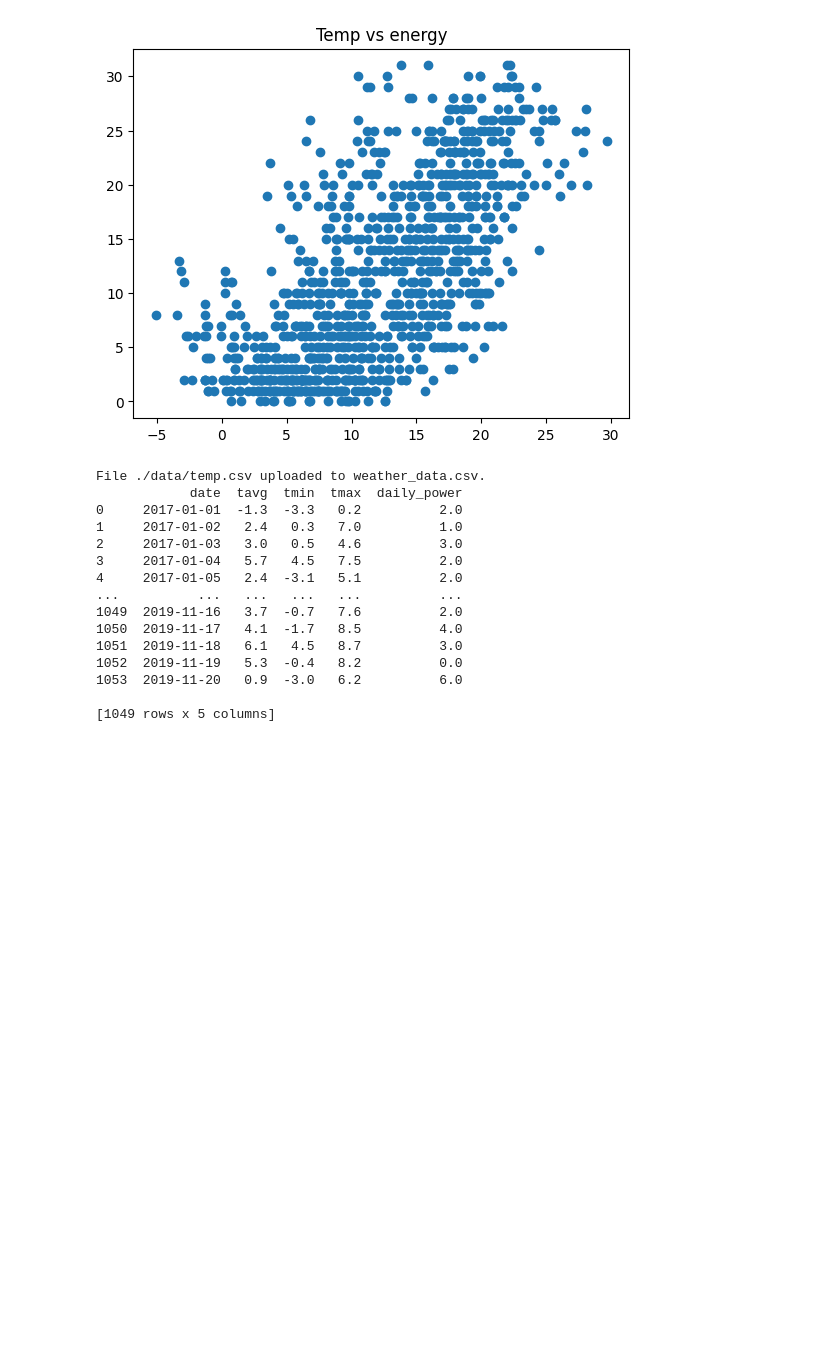
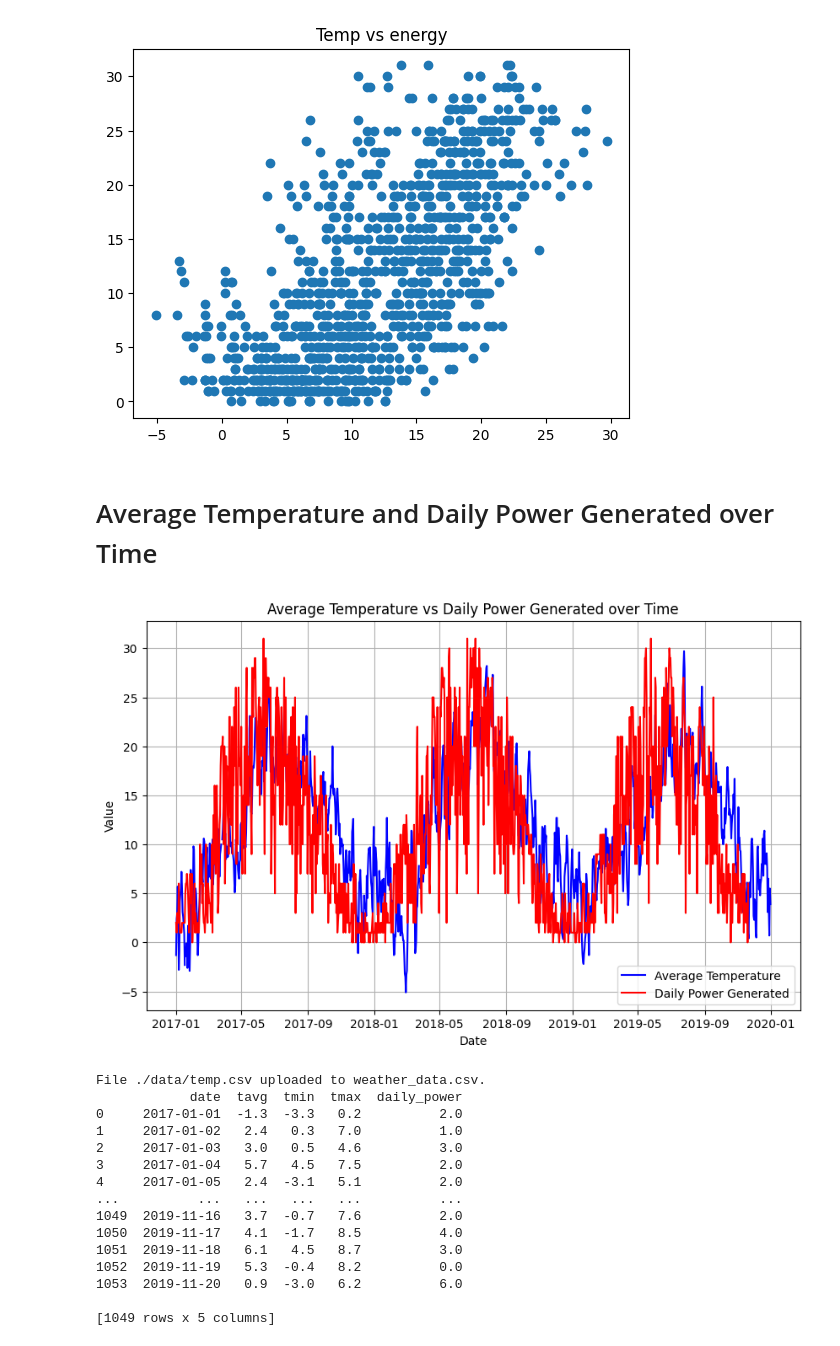
Before and after one commit to HoussemRhim/CI-CD-Automated-ML-for-Solar-power-predictions, a Jupyter notebook: Data and results.ipynb, the cells around one changed output. Drawn from its saved outputs; the diff is of its cells as text; code cells hidden in the pictures; blank space fills up the shorter version.

```diff
--- a/Data and results.ipynb
+++ b/Data and results.ipynb
@@ -196,6 +196,38 @@ plt.title('Temp vs energy')
 plt.show()
 # %% [output]
 [figure]
+# %% [markdown]
+# Average Temperature and Daily Power Generated over Time
+# %%
+import matplotlib.pyplot as plt
+import pandas as pd
+
+# Assuming 'weather_data' and 'data' are your DataFrames and they already contain 'date', 'tavg', and 'daily_power' columns
+# First, convert 'date' column to datetime format
+weather_data['date'] = pd.to_datetime(weather_data['date'])
+data['date'] = pd.to_datetime(data['date'])
+
+# Filter the data for the years 2017 to 2019
+weather_data = weather_data[(weather_data['date'].dt.year >= 2017) & (weather_data['date'].dt.year <= 2019)]
+data = data[(data['date'].dt.year >= 2017) & (data['date'].dt.year <= 2019)]
+
+# Plotting both lines on the same axes
+plt.figure(figsize=(10, 6))
+
+# Plot average temperature over time
+plt.plot(weather_data['date'], weather_data['tavg'], label='Average Temperature', color='blue')
+
+# Plot daily power generated
+plt.plot(data['date'], data['daily_power'], label='Daily Power Generated', color='red')
+
+plt.title('Average Temperature vs Daily Power Generated over Time')
+plt.xlabel('Date')
+plt.ylabel('Value')
+plt.legend()
+plt.grid(True)
+plt.show()
+# %% [output]
+[figure, added]
 # %%
 from helper_functions import query_weather_from_api
 from helper_functions import get_train_test_data
```
Also changed, not shown: parts of 6 cells of this notebook, 3 other files.
